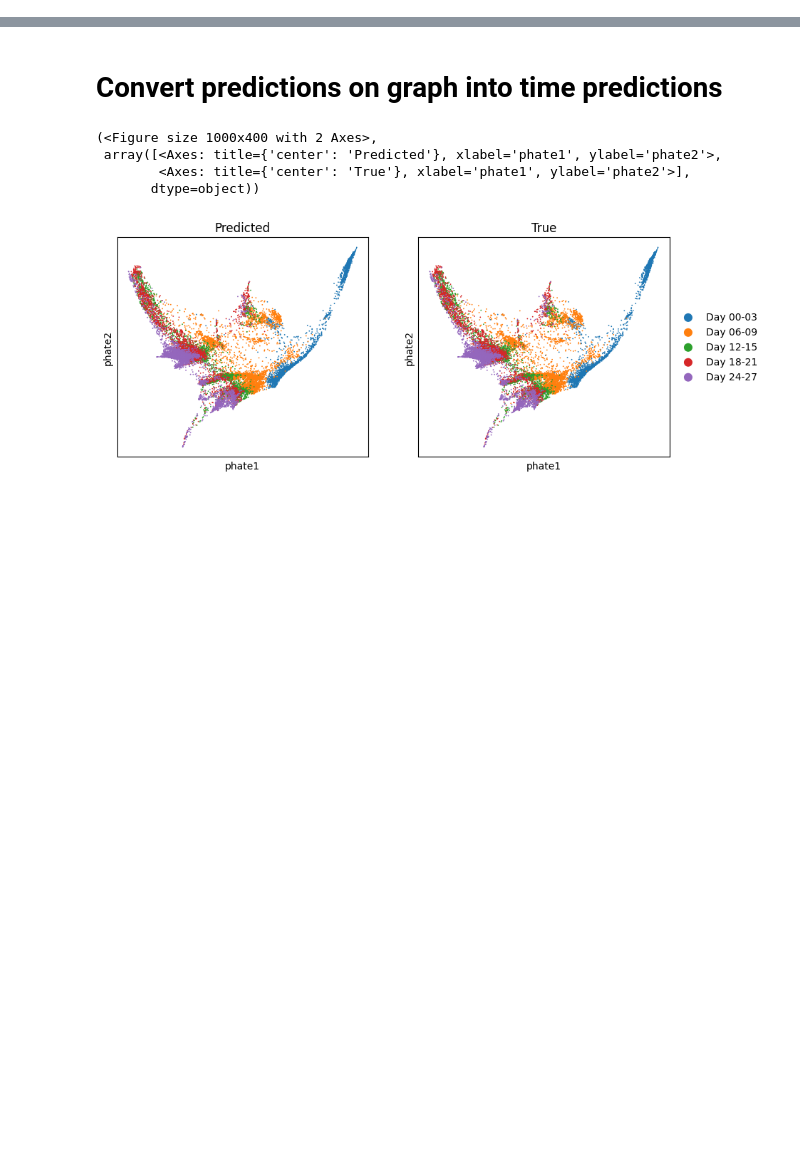
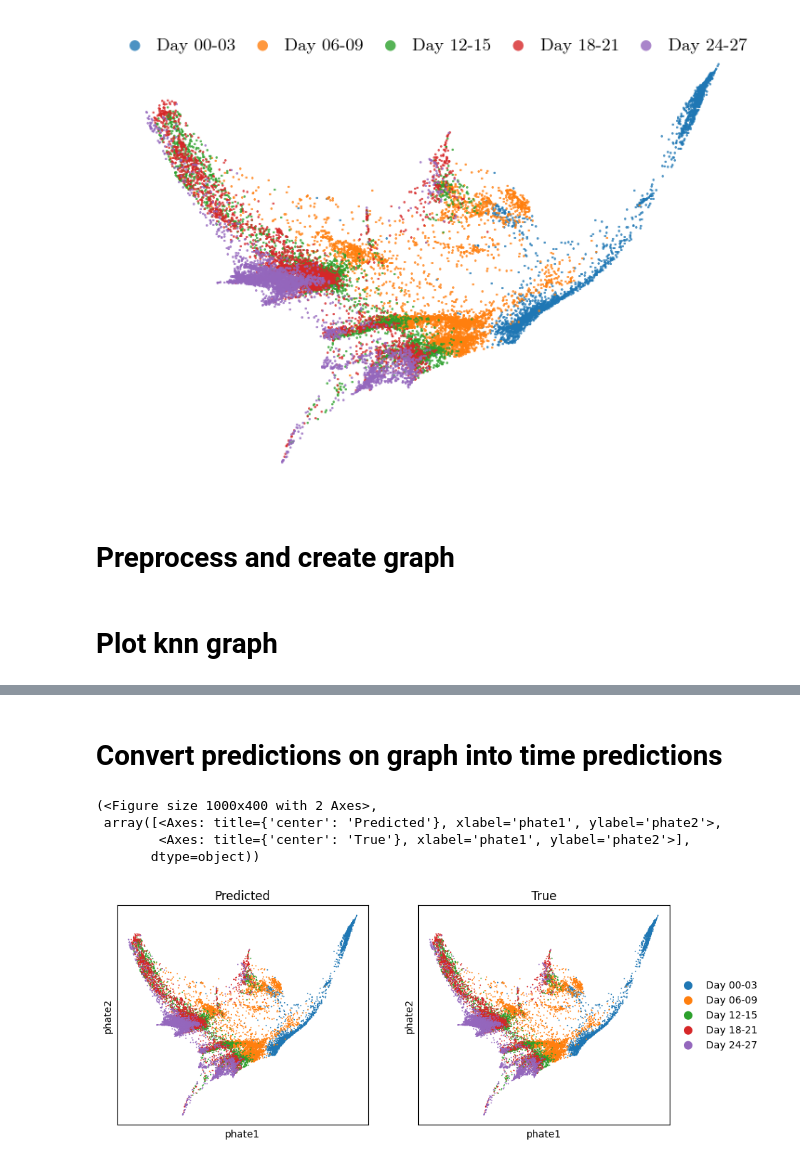
Before and after one commit to KacperWyrwal/topological-flow-matching, a Jupyter notebook: datasets/single_cell/prepare_data.ipynb, the cells around one changed output, grey strips where cells are left out. Drawn from its saved outputs; the diff is of its cells as text; code cells hidden in the pictures; blank space fills up the shorter version.

```diff
--- a/datasets/single_cell/prepare_data.ipynb
+++ b/datasets/single_cell/prepare_data.ipynb
@@ -18,3 +69,55 @@ sc.pl.scatter(adata, basis="phate", color="sample_labels")
+# %%
+import matplotlib.pyplot as plt
+
+width = PAGE_WIDTH * 1.0
+height = width * HEIGHT_OVER_WIDTH_NO_LEGEND
+
+# Extract embedding (say PHATE)
+coords = adata.obsm["X_phate"]  # shape (n_cells, 2)
+x, y = coords[:, 0], coords[:, 1]
+
+# Extract labels
+labels = adata.obs["sample_labels"]
+
+# Make a figure + axes
+fig, ax = plt.subplots(figsize=(width, height))
+
+# Plot each category separately so we get legend entries
+for lab in labels.unique():
+    mask = labels == lab
+    ax.scatter(
+        x[mask],
+        y[mask],
+        s=1.5,
+        label=lab,
+        alpha=0.8,
+        linewidths=0.0,
+    )
+
+# Custom legend, horizontal orientation
+leg = ax.legend(
+    loc="upper center",
+    bbox_to_anchor=(0.5, 1.05),
+    ncol=len(labels.unique()),
+    frameon=False,
+    handletextpad=0.3,   # space between marker and label (default ~0.8)
+    columnspacing=0.5    # space between columns of items (default ~2.0)
+)
+
+# Make legend markers larger
+for handle in leg.legend_handles:
+    handle.set_sizes([30])
+
+# Axis labels / style
+ax.axis("off")
+# plt.tight_layout()
+
+
+save_figure(fig, "ground_truth.pdf")
+# %% [output]
+[figure, added]
+# %% [markdown]
+# Preprocess and create graph
 # %%
 # Standardize coordinates
 coords = adata.obsm["X_phate"]
@@ -62,3 +162,5 @@ np.save("A.npy", A)
 # Save eigenvectors and eigenvalues of the Laplacian
 np.save("L_eigenvectors.npy", vecs)
 np.save("L_eigenvalues.npy", vals)
+# %% [markdown]
+# Plot knn graph
```
Also changed, not shown: parts of 9 cells of this notebook, 14 other files.
